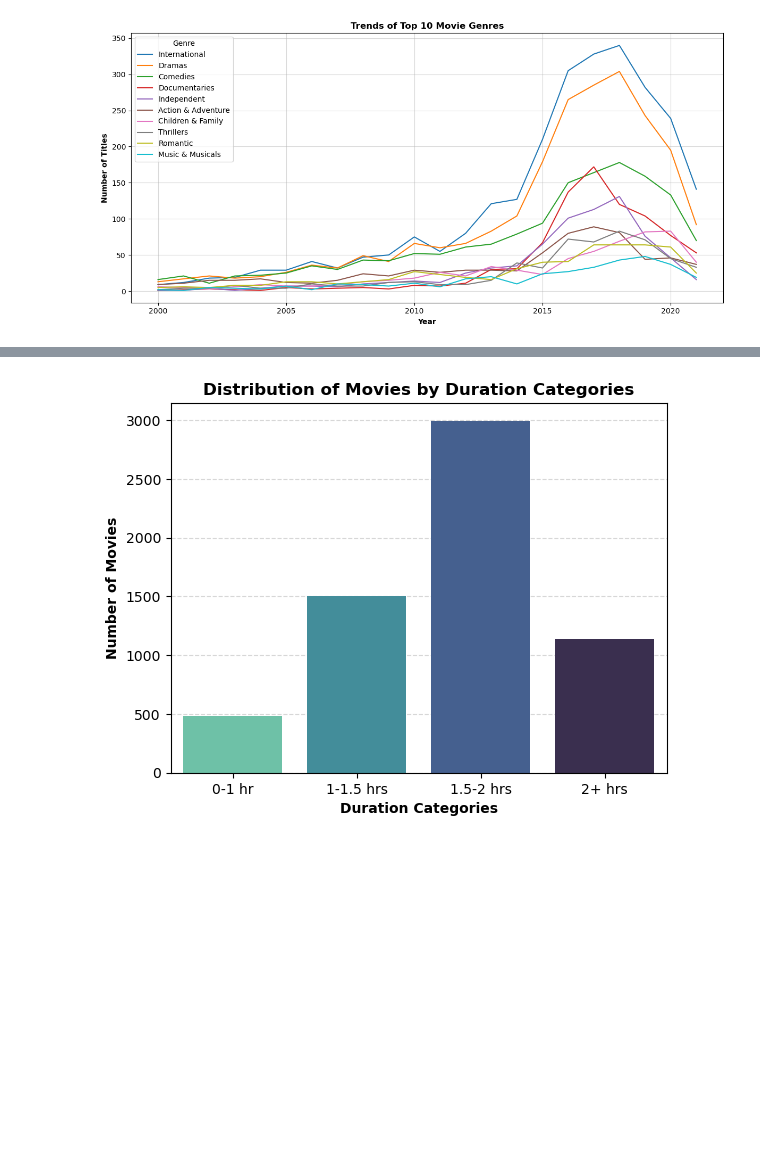
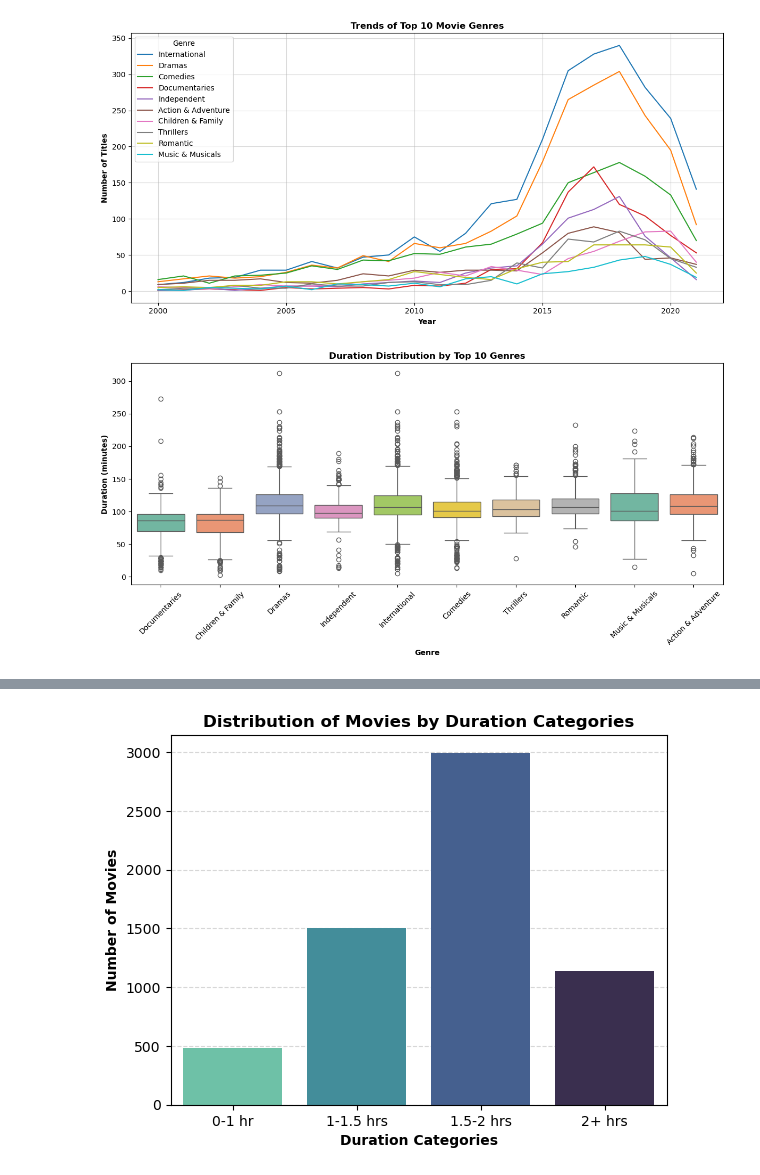
Before and after one commit to berkaygirgin/netflix-data-analysis, a Jupyter notebook: notebook/netflix_analysis.ipynb, the cells around one changed output, grey strips where cells are left out. Cells and saved outputs as stored; diff of their text form; code cells hidden in the pictures; blank space fills up the shorter version.

Commit message:
Update notebook: Data Visualization

```diff
--- a/notebook/netflix_analysis.ipynb
+++ b/notebook/netflix_analysis.ipynb
@@ -269,3 +269,16 @@ plt.tight_layout()
 plt.show()
 # %% [output]
 [figure]
+# %%
+duration_by_genre = movies_exploded[movies_exploded["genre"].isin(top_movie_genres)][["genre", "duration"]]
+
+plt.figure(figsize=(12, 6))
+sns.boxplot(data=duration_by_genre, x="genre", y="duration", hue="genre", palette="Set2")
+plt.title("Duration Distribution by Top 10 Genres", fontsize=12, fontweight="bold")
+plt.xlabel("Genre", fontsize=10, fontweight="bold")
+plt.ylabel("Duration (minutes)", fontsize=10, fontweight="bold")
+plt.xticks(rotation=45)
+plt.tight_layout()
+plt.show()
+# %% [output]
+[figure, added]
```
Also changed, not shown: parts of 1 cell of this notebook.
